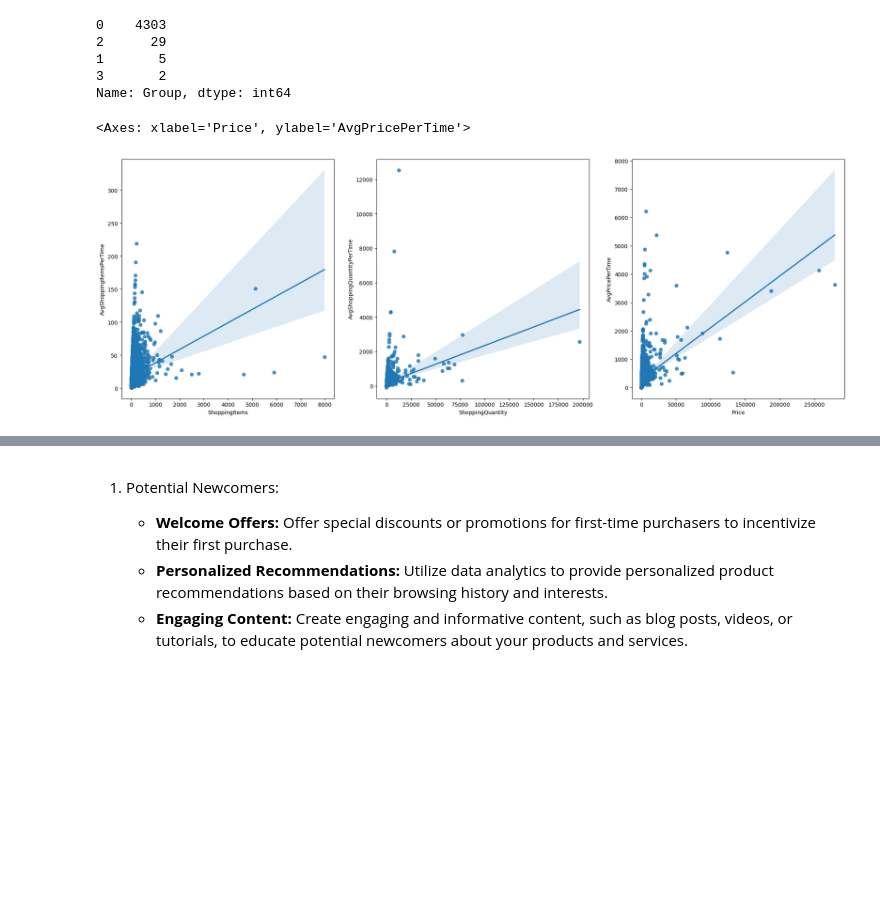
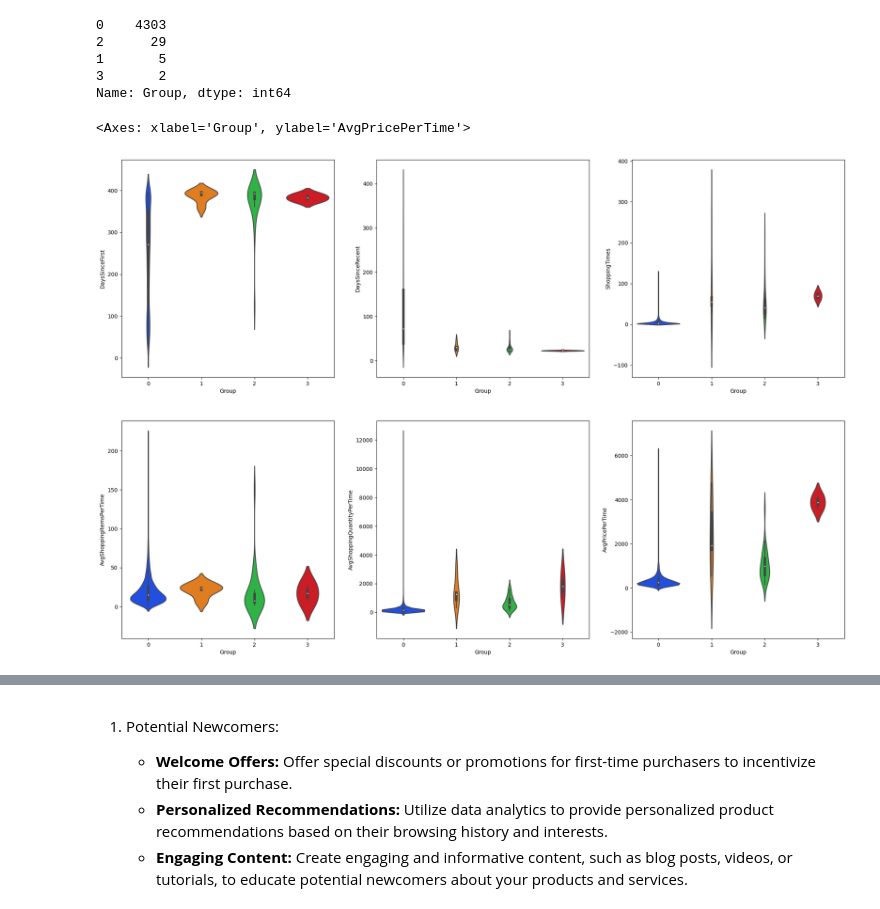
Before and after one commit to Komsan-Kongwongsupak/customers-segmentation, a Jupyter notebook: customers-segmentation.ipynb, the cells around one changed output, grey strips where cells are left out. Cells and saved outputs as stored; diff of their text form; code cells hidden in the pictures; blank space fills up the shorter version.

```diff
--- a/customers-segmentation.ipynb
+++ b/customers-segmentation.ipynb
@@ -554,10 +562,13 @@ df_customer['Group'].value_counts()
 3       2
 Name: Group, dtype: int64
 # %%
-figure, axes = plt.subplots(1, 3, figsize=(24, 8))
-sns.regplot(ax=axes[0], data=df_customer, x='ShoppingItems', y='AvgShoppingItemsPerTime')
-sns.regplot(ax=axes[1], data=df_customer, x='ShoppingQuantity', y='AvgShoppingQuantityPerTime')
-sns.regplot(ax=axes[2], data=df_customer, x='Price', y='AvgPricePerTime')
+figure, axes = plt.subplots(2, 3, figsize=(24, 16))
+sns.violinplot(ax=axes[0][0], data=df_customer, x='Group', y='DaysSinceFirst', palette='bright')
+sns.violinplot(ax=axes[0][1], data=df_customer, x='Group', y='DaysSinceRecent', palette='bright')
+sns.violinplot(ax=axes[0][2], data=df_customer, x='Group', y='ShoppingTimes', palette='bright')
+sns.violinplot(ax=axes[1][0], data=df_customer, x='Group', y='AvgShoppingItemsPerTime', palette='bright')
+sns.violinplot(ax=axes[1][1], data=df_customer, x='Group', y='AvgShoppingQuantityPerTime', palette='bright')
+sns.violinplot(ax=axes[1][2], data=df_customer, x='Group', y='AvgPricePerTime', palette='bright')
 # %% [output]
-<Axes: xlabel='Price', ylabel='AvgPricePerTime'>
+<Axes: xlabel='Group', ylabel='AvgPricePerTime'>
-[figure, old version]
+[figure, new version]
```
Also changed, not shown: parts of 2 cells of this notebook.
